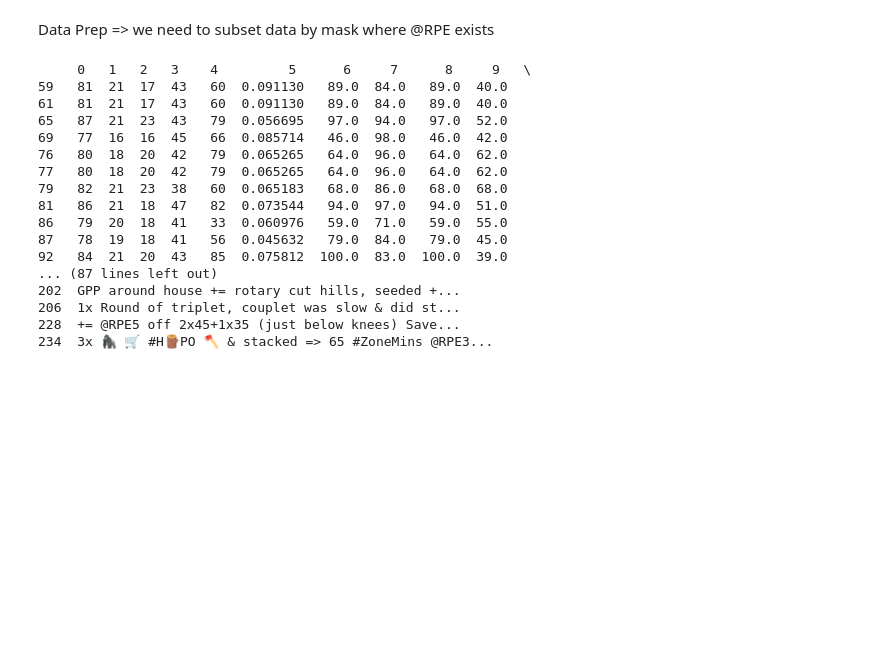
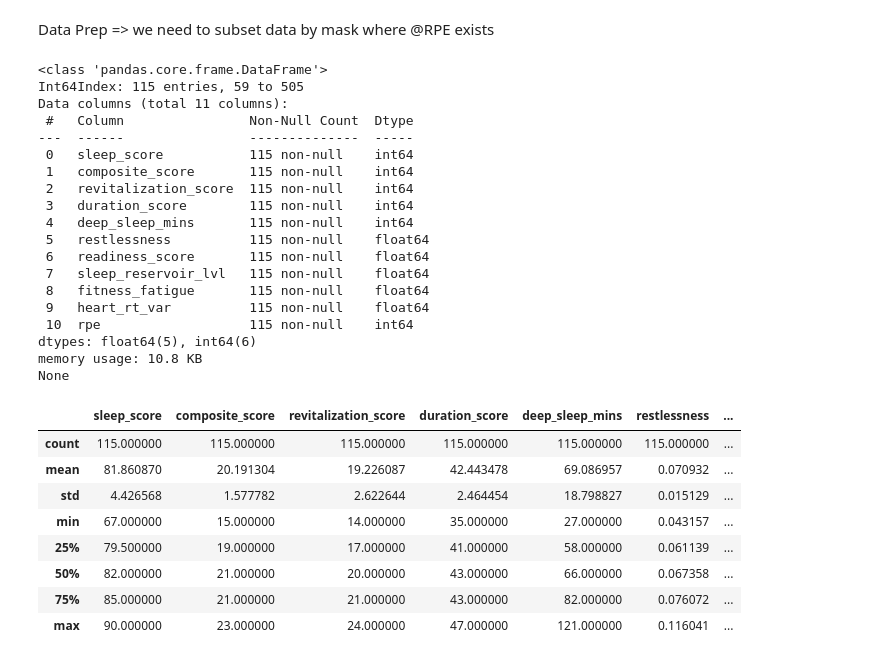
Before and after one commit to djfLtC0dr/python-playground, a Jupyter notebook: DASC522/djfDASC522hw3.ipynb, the cells around one changed output. Cells and saved outputs as stored; diff of their text form; code cells hidden in the pictures; blank space fills up the shorter version.

```diff
--- a/DASC522/djfDASC522hw3.ipynb
+++ b/DASC522/djfDASC522hw3.ipynb
@@ -238,24 +242,55 @@ memory usage: 44.6+ KB
 None
 # %% [markdown]
 Data Prep => we need to subset data by mask where @RPE exists
-# %%
-mask = data[10].str.contains('@RPE', case=False, na=False)
-print(data[mask].head(50))
-# %% [output]
-     0   1   2   3    4         5      6     7      8     9   \
-59   81  21  17  43   60  0.091130   89.0  84.0   89.0  40.0
-61   81  21  17  43   60  0.091130   89.0  84.0   89.0  40.0
-65   87  21  23  43   79  0.056695   97.0  94.0   97.0  52.0
-69   77  16  16  45   66  0.085714   46.0  98.0   46.0  42.0
-76   80  18  20  42   79  0.065265   64.0  96.0   64.0  62.0
-77   80  18  20  42   79  0.065265   64.0  96.0   64.0  62.0
-79   82  21  23  38   60  0.065183   68.0  86.0   68.0  68.0
-81   86  21  18  47   82  0.073544   94.0  97.0   94.0  51.0
-86   79  20  18  41   33  0.060976   59.0  71.0   59.0  55.0
-87   78  19  18  41   56  0.045632   79.0  84.0   79.0  45.0
-92   84  21  20  43   85  0.075812  100.0  83.0  100.0  39.0
-... (87 lines left out)
-202  GPP around house += rotary cut hills, seeded +...
-206  1x Round of triplet, couplet was slow & did st...
-228  += @RPE5 off 2x45+1x35 (just below knees) Save...
-234  3x 🦍 🛒 #H🪵PO 🪓 & stacked => 65 #ZoneMins @RPE3...
+# %%
+mask = data[10].str.contains('@RPE', case=False, na=False)
+data = data[mask]
+# print(data.info())
+# Extract all instances of RPE as int from notes = index 10
+data[10] = data[10].str.extract(r'(@RPE+\d+)')
+data[10] = data[10].str[4:].astype(int)
+dict_col_names = {
+    0: 'sleep_score',
+    1: 'composite_score',
+    2: 'revitalization_score',
+    3: 'duration_score',
+    4: 'deep_sleep_mins',
+    5: 'restlessness',
+    6: 'readiness_score',
+    7: 'sleep_reservoir_lvl',
+    8: 'fitness_fatigue',
+    9: 'heart_rt_var',
+    10: 'rpe'
+}
+data.rename(dict_col_names, axis=1, inplace=True)
+print(data.info())
+data.describe()
+# %% [output]
+<class 'pandas.core.frame.DataFrame'>
+Int64Index: 115 entries, 59 to 505
+Data columns (total 11 columns):
+ #   Column                Non-Null Count  Dtype
+---  ------                --------------  -----
+ 0   sleep_score           115 non-null    int64
+ 1   composite_score       115 non-null    int64
+ 2   revitalization_score  115 non-null    int64
+ 3   duration_score        115 non-null    int64
+ 4   deep_sleep_mins       115 non-null    int64
+ 5   restlessness          115 non-null    float64
+ 6   readiness_score       115 non-null    float64
+ 7   sleep_reservoir_lvl   115 non-null    float64
+ 8   fitness_fatigue       115 non-null    float64
+ 9   heart_rt_var          115 non-null    float64
+ 10  rpe                   115 non-null    int64
+dtypes: float64(5), int64(6)
+memory usage: 10.8 KB
+None
+|  | sleep_score | composite_score | revitalization_score | duration_score | deep_sleep_mins | restlessness | ... |
+| count | 115.000000 | 115.000000 | 115.000000 | 115.000000 | 115.000000 | 115.000000 | ... |
+| mean | 81.860870 | 20.191304 | 19.226087 | 42.443478 | 69.086957 | 0.070932 | ... |
+| std | 4.426568 | 1.577782 | 2.622644 | 2.464454 | 18.798827 | 0.015129 | ... |
+| min | 67.000000 | 15.000000 | 14.000000 | 35.000000 | 27.000000 | 0.043157 | ... |
+| 25% | 79.500000 | 19.000000 | 17.000000 | 41.000000 | 58.000000 | 0.061139 | ... |
+| 50% | 82.000000 | 21.000000 | 20.000000 | 43.000000 | 66.000000 | 0.067358 | ... |
+| 75% | 85.000000 | 21.000000 | 21.000000 | 43.000000 | 82.000000 | 0.076072 | ... |
+| max | 90.000000 | 23.000000 | 24.000000 | 47.000000 | 121.000000 | 0.116041 | ... |
```
Also changed, not shown: parts of 4 cells of this notebook.
